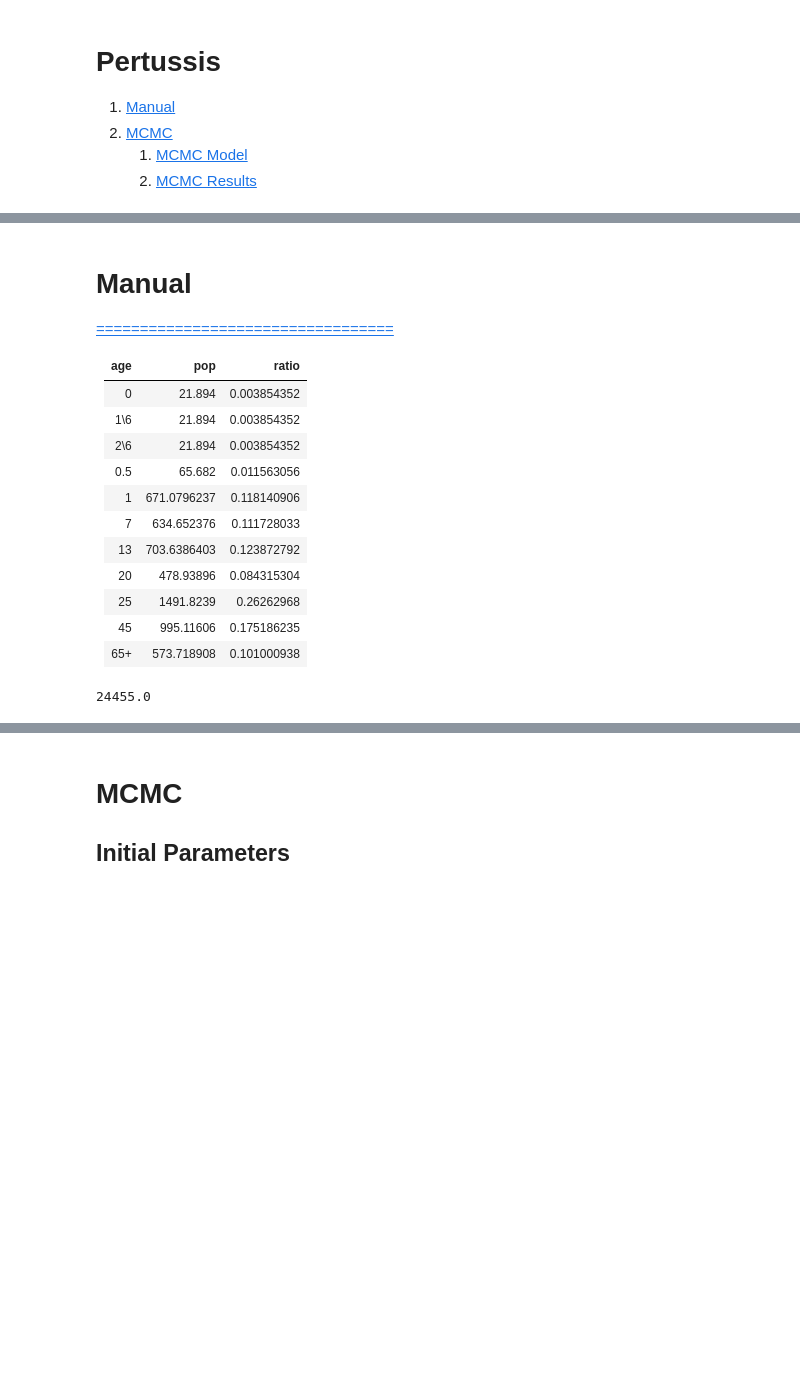
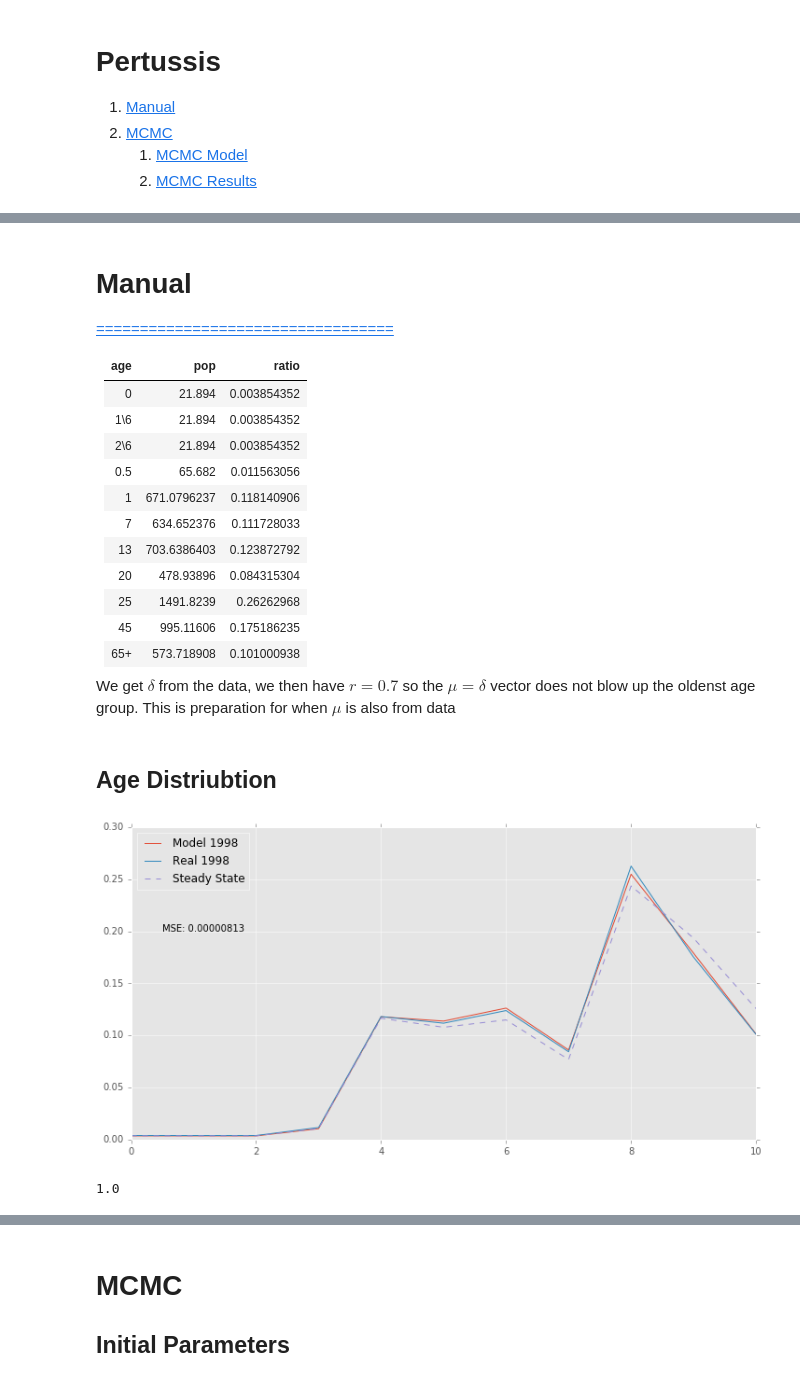
Before and after one commit to DeanLa/pertussis_model, a Jupyter notebook: hetro_new.ipynb, the cells around one changed output, grey strips where cells are left out. Drawn from its saved outputs; the diff is of its cells as text; code cells hidden in the pictures; blank space fills up the shorter version.

```diff
--- a/hetro_new.ipynb
+++ b/hetro_new.ipynb
@@ -4,14 +4,3 @@
 1. [MCMC](#MCMC)
     1. [MCMC Model](#Model)
     1. [MCMC Results](#Results)
-# %%
-a = np.arange(0,5.9,1)
-b = np.ones(6)
-mu = 0.2
-print (mu)
-mu2 = np.ones(3) * 0.5 * mu
-print (mu2)
-mu2[-1] +=  3*0.5*mu
-print(mu2)
-a -= b*mu2
-a
@@ -60,12 +73,5 @@ t_range = np.arange(t_start, t_end, 1)
 |25|1491.8239|0.26262968
 |45|995.11606|0.175186235
 |65+|573.718908|0.101000938
+
+We get $\delta$ from the data, we then have $r=0.7$ so the $\mu = \delta$ vector does not blow up the oldenst age group. This is preparation for when $\mu$ is also from data
-# %%
-# Find '98 distribution
-
-ax = a_u - a_l
-
-t_range
-t_end
-# %% [output]
-24455.0
@@ -71,0 +85,32 @@ t_end
+# %% [markdown]
+## Age Distriubtion
+# %%
+# Show mean values fit
+death = 100
+state_0 = collect_state0(death=death)
+state_0 = pack_flat(state_0)
+
+# Run ODEs
+RES = odeint(hetro_model, state_0, t_range,
+             args=(4, 3, np.ones(11)*0.1, 1, d ))
+
+# Prepare results
+x = reduce_time(t_range, start=1948, step=step)
+y = unpack(RES.T, *unpack_values)
+
+# Sum by Age
+y_age = sum([a for a in y]).T
+model98 = y_age[cut98]
+# %%
+fig, ax = plt.subplots(figsize=(12,6))
+ax.plot(model98, label='Model 1998')
+ax.plot(dist98, label='Real 1998')
+ax.plot(y_age[-1], label='Steady State', ls='--')
+err = ((model98 - dist98)**2).mean()
+ax.annotate("MSE: {:.8f}".format(err), xy = (0.5,0.2))
+plt.legend(loc='best')
+plt.show()
+print (model98.sum())
+# %% [output]
+[figure, added]
+1.0
```
Also changed, not shown: parts of 24 cells of this notebook, 15 other files.
